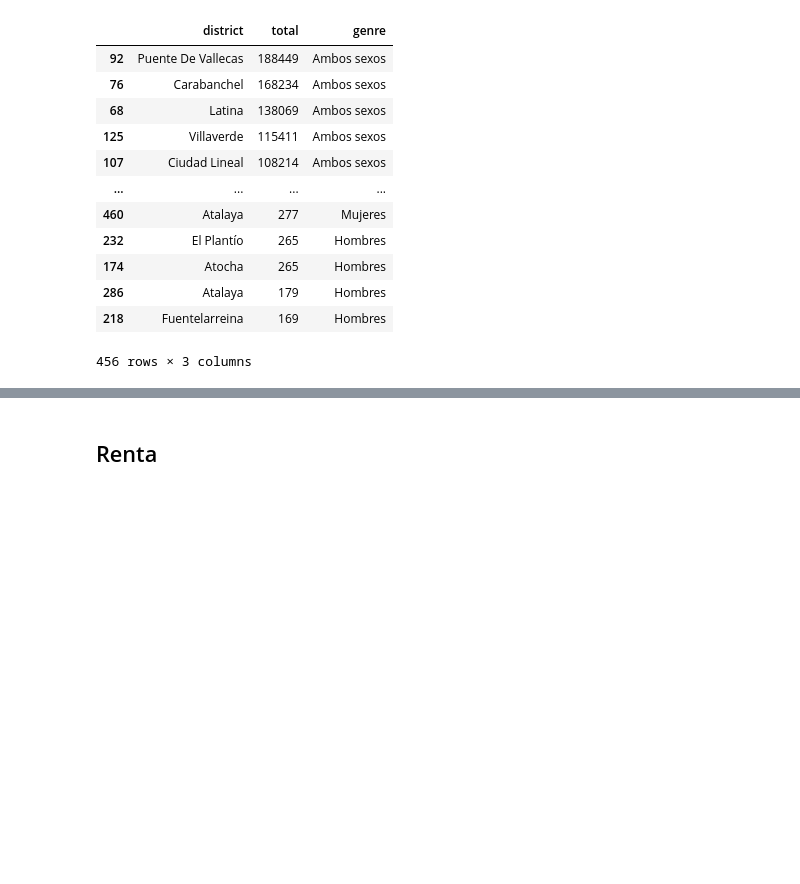
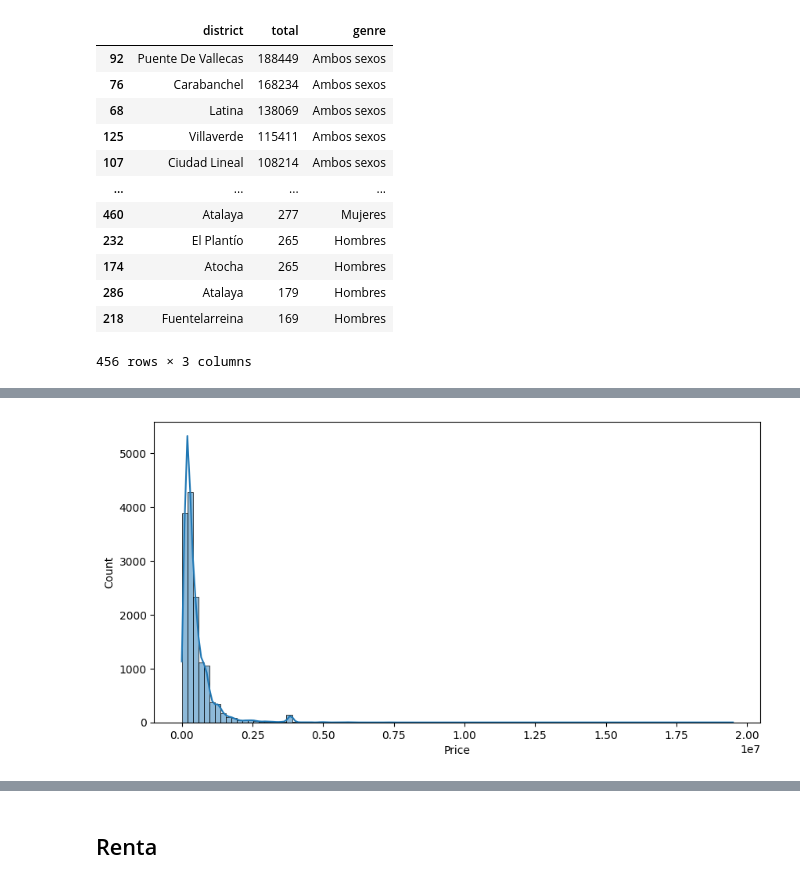
Before and after one commit to fernandez-a/House-price-predictor, a Jupyter notebook: notebooks/00_data_preparation.ipynb, the cells around one changed output, grey strips where cells are left out. Cells and saved outputs as stored; diff of their text form; code cells hidden in the pictures; blank space fills up the shorter version.

```diff
--- a/notebooks/00_data_preparation.ipynb
+++ b/notebooks/00_data_preparation.ipynb
@@ -166,0 +194,3 @@ total_values.to_csv('../data/madrid/total_by_district.csv')
+# %%
+df_fotocasa = pd.read_csv('../data/madrid/cleaned/fotocasa/fotocasa_2023_located_districts.csv')
+df_fotocasa.shape
@@ -166,0 +199,5 @@ total_values.to_csv('../data/madrid/total_by_district.csv')
+# %%
+
+df_fotocasa['date_scraped'] = pd.to_datetime('2024-04-09')
+
+df_fotocasa.head()
@@ -166,0 +211,7 @@ total_values.to_csv('../data/madrid/total_by_district.csv')
+# %%
+fig = plt.figure(figsize=(10,5))
+
+sns.histplot(data=df_fotocasa, x='Price', bins=100, kde=True)
+plt.show()
+# %% [output]
+[figure, added]
```
Also changed, not shown: parts of 33 cells of this notebook.
